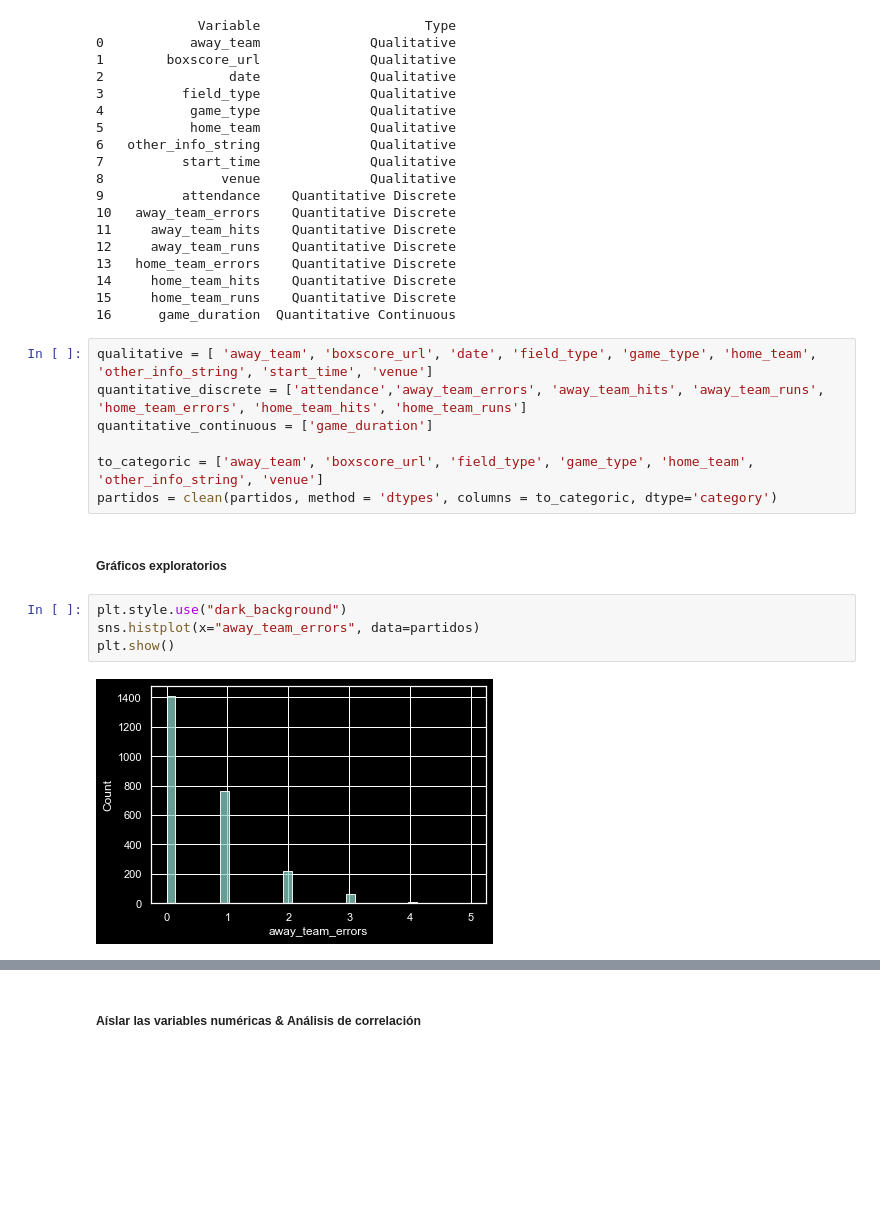
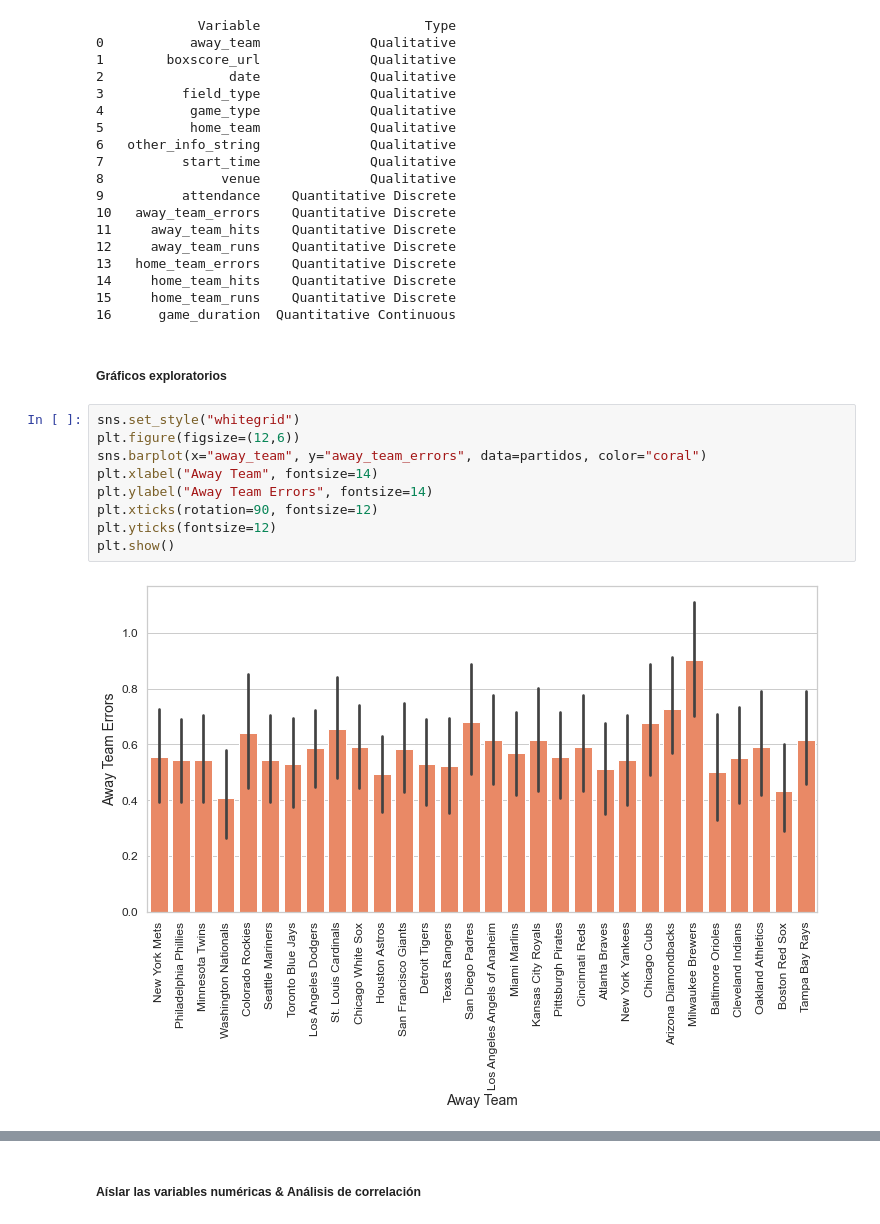
Before and after one commit to GabrielVicente-GT/HT-1-Analisis-Exploratorio-y-Regresion-Lineal, a Jupyter notebook: HT1.ipynb, the cells around one changed output, grey strips where cells are left out. Cells and saved outputs as stored; diff of their text form; blank space fills up the shorter version.

```diff
--- a/HT1.ipynb
+++ b/HT1.ipynb
@@ -128,18 +112,16 @@ print(df)
 14     home_team_hits    Quantitative Discrete
 15     home_team_runs    Quantitative Discrete
 16      game_duration  Quantitative Continuous
-# %%
-qualitative = [ 'away_team', 'boxscore_url', 'date', 'field_type', 'game_type', 'home_team', 'other_info_string', 'start_time', 'venue']
-quantitative_discrete = ['attendance','away_team_errors', 'away_team_hits', 'away_team_runs', 'home_team_errors', 'home_team_hits', 'home_team_runs']
-quantitative_continuous = ['game_duration']
-
-to_categoric = ['away_team', 'boxscore_url', 'field_type', 'game_type', 'home_team', 'other_info_string', 'venue']
-partidos = clean(partidos, method = 'dtypes', columns = to_categoric, dtype='category')
 # %% [markdown]
 ##### Gráficos exploratorios
-# %%
-plt.style.use("dark_background")
-sns.histplot(x="away_team_errors", data=partidos)
-plt.show()
-# %% [output]
-[figure, removed]
+# %%
+sns.set_style("whitegrid")
+plt.figure(figsize=(12,6))
+sns.barplot(x="away_team", y="away_team_errors", data=partidos, color="coral")
+plt.xlabel("Away Team", fontsize=14)
+plt.ylabel("Away Team Errors", fontsize=14)
+plt.xticks(rotation=90, fontsize=12)
+plt.yticks(fontsize=12)
+plt.show()
+# %% [output]
+[figure, added]
```
Also changed, not shown: parts of 18 cells of this notebook, 1 other file.
